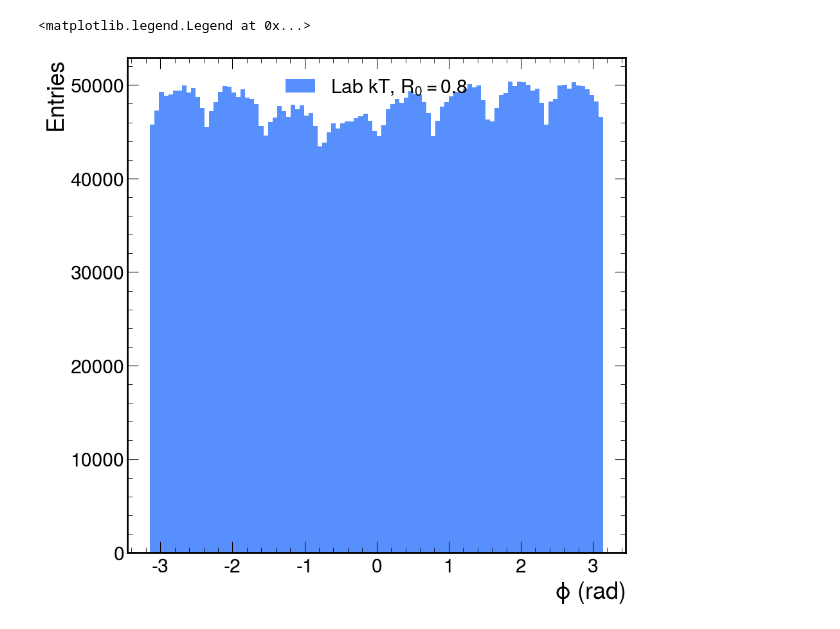
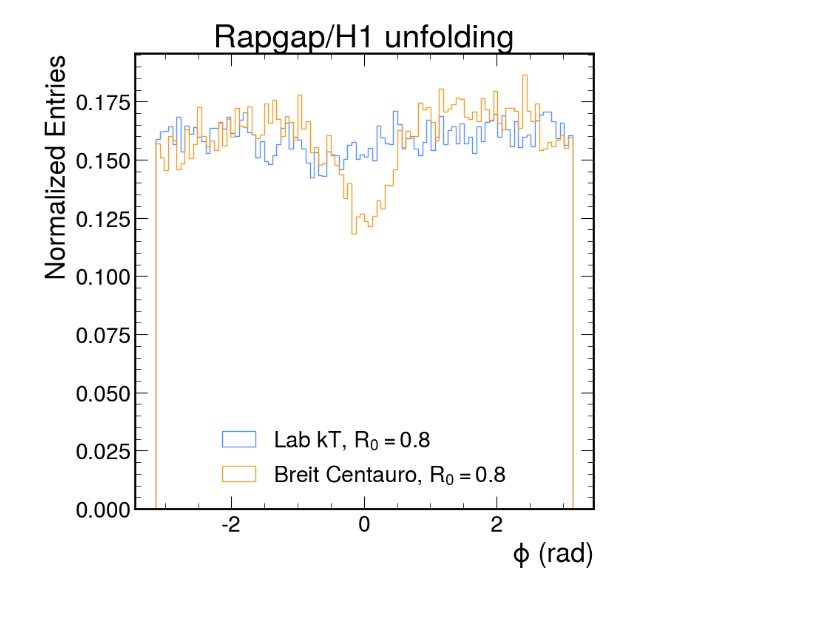
Before and after one commit to ViniciusMikuni/H1Unfold, a Jupyter notebook: scripts/jet_analysis.ipynb, the cells around one changed output. Cells and saved outputs as stored; diff of their text form; code cells hidden in the pictures.

```diff
--- a/scripts/jet_analysis.ipynb
+++ b/scripts/jet_analysis.ipynb
@@ -22,9 +32,13 @@ Number of events: 1000000
 # %%
-file_name = "Rapgap_centauro_breit_Julyclosure_it9_nocuts_1consituentcut.root"
+file_name = f"Rapgap_breit_centuaro_{data_name}unfolding_R{R}_nogencuts.root"
+print(f"Opening file {file_name}")
 with ur.open("{file}:gen_jets".format(file=data_directory+file_name)) as out:
     centauro_jets = out.arrays(["eta", "px", "py", "pz", "E", "pT", "phi"])
     print("Number of events:",out.num_entries)
 with ur.open("{file}:gen_event".format(file=data_directory+file_name)) as event:
-    centauro_event_info = event.arrays(["Q2", "y", "elec_pT","elec_eta","elec_phi", "weight", "step2_weights"])
+    centauro_event_info = event.arrays(["q_x","q_y", "q_z", "q_E","Q2", "y", "elec_pT","elec_eta","elec_phi", "weight", "step2_weights"])
+    centauro_event_info["unfolded_weights"] = centauro_event_info["step2_weights"]
+    del centauro_event_info["step2_weights"]
+    gc.collect()
     print("Number of events:",event.num_entries)
 # %% [output]
@@ -105,3 +69,6 @@ filtered_centauro = remove_zero_jets(centauro_event_info, centauro_jets)
+# %%
+filtered_kt = mask_jets_and_events(kt_event_info, kt_jets)
+filtered_centauro = mask_jets_and_events(centauro_event_info, centauro_jets)
 # %%
 def get_z_jet(data, breit = False):
     z_jet_array =  []
@@ -187 +149,8 @@ plt.legend()
+# %%
+# Gen level cuts. These are the same as the fiducial cuts from Vinny's dataloader
+kt_gen_cuts = (filtered_kt["y"]>.2) & (filtered_kt["y"]<.7) & (filtered_kt["Q2"]>150)
+centauro_gen_cuts = (filtered_centauro["y"]>.2) & (filtered_centauro["y"]<.7) & (filtered_centauro["Q2"]>150)
+
+kt_weights = filtered_kt["weight"][kt_gen_cuts]*filtered_kt["unfolded_weights"][kt_gen_cuts]
+centauro_weights = filtered_centauro["weight"][centauro_gen_cuts]*filtered_centauro["unfolded_weights"][centauro_gen_cuts]
 # %%
@@ -254,8 +295,45 @@ Text(0, 1, 'Entries')
 # %%
-plt.hist(filtered_kt["jet_phi"], weights = filtered_kt["weights"], label="Lab kT, $R_0=0.8$", bins=100)
+fig = plt.figure(figsize=(8,8))
+
+
+masked_kt_jet_phi = filtered_kt["jet_phi"][kt_gen_cuts]
+inner_shape = ak.num(masked_kt_jet_phi)
+phi_kt_weights = np.repeat(kt_weights, inner_shape)
+masked_kt_jet_phi = ak.flatten(masked_kt_jet_phi)
+phi_kt_mask = ~ak.is_none(masked_kt_jet_phi)
+
+masked_centauro_jet_phi = filtered_centauro["jet_phi"][centauro_gen_cuts]
+inner_shape = ak.num(masked_centauro_jet_phi)
+phi_centauro_weights = np.repeat(centauro_weights, inner_shape)
+masked_centauro_jet_phi = ak.flatten(masked_centauro_jet_phi)
+phi_centauro_mask = ~ak.is_none(masked_centauro_jet_phi)
+
+masked_centauro_jet_phi = np.where(
+    masked_centauro_jet_phi[phi_centauro_mask] > np.pi,
+    masked_centauro_jet_phi[phi_centauro_mask] - 2 * np.pi,
+    masked_centauro_jet_phi[phi_centauro_mask]
+)
+plt.hist(
+    masked_kt_jet_phi[phi_kt_mask],
+    weights = phi_kt_weights[phi_kt_mask],
+    label=f"Lab kT, $R_0={R}$",
+    bins=100,
+    density=True,
+    histtype='step'
+)
+plt.hist(
+    masked_centauro_jet_phi,
+    weights = phi_centauro_weights[phi_centauro_mask],
+    label=f"Breit Centauro, $R_0={R}$",
+    bins=100,
+    density=True,
+    histtype='step'
+)
+
 plt.xlabel("$\phi$ (rad)")
-plt.ylabel("Entries")
+plt.ylabel("Normalized Entries")
 plt.legend()
+plt.title(plot_title)
+plt.savefig(f"../plots/Rapgap_{data_name}_unfolding_R{R}_jetphi.pdf")
 # %% [output]
-<matplotlib.legend.Legend at 0x...>
-[figure, old version]
+[figure, new version]
```
Also changed, not shown: parts of 24 cells of this notebook.
